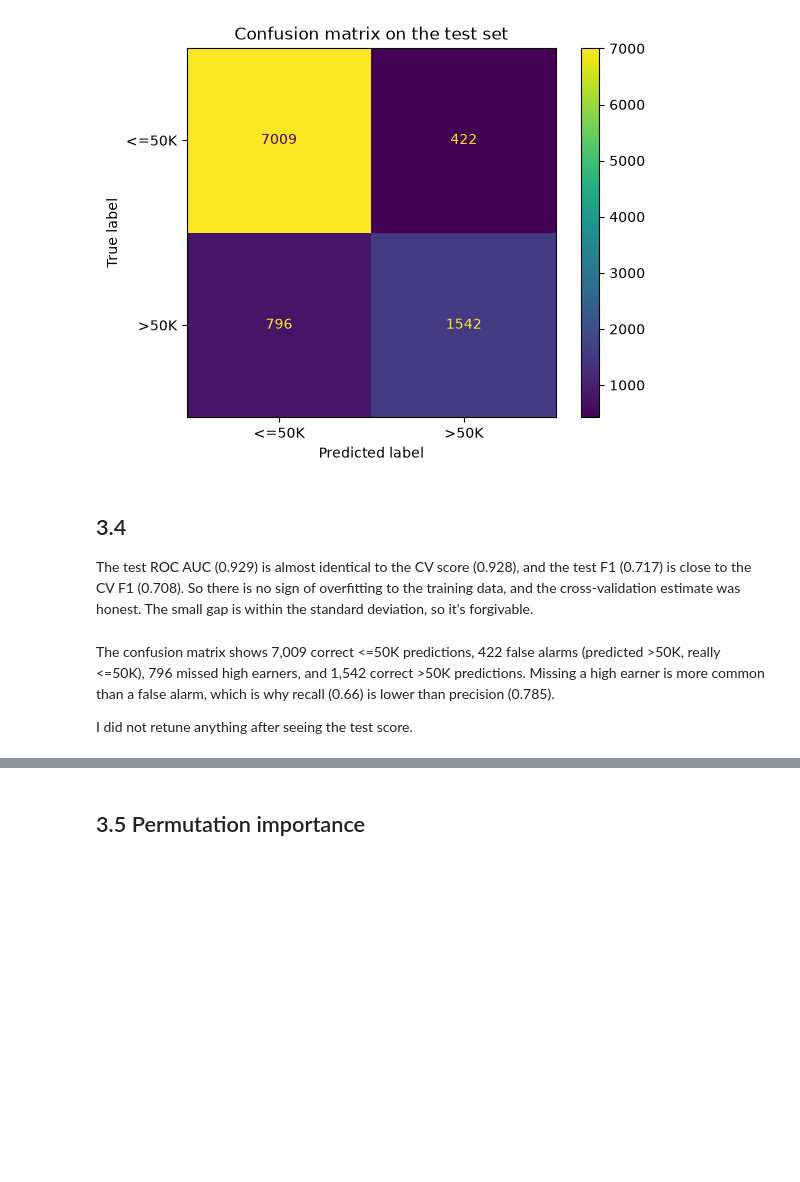
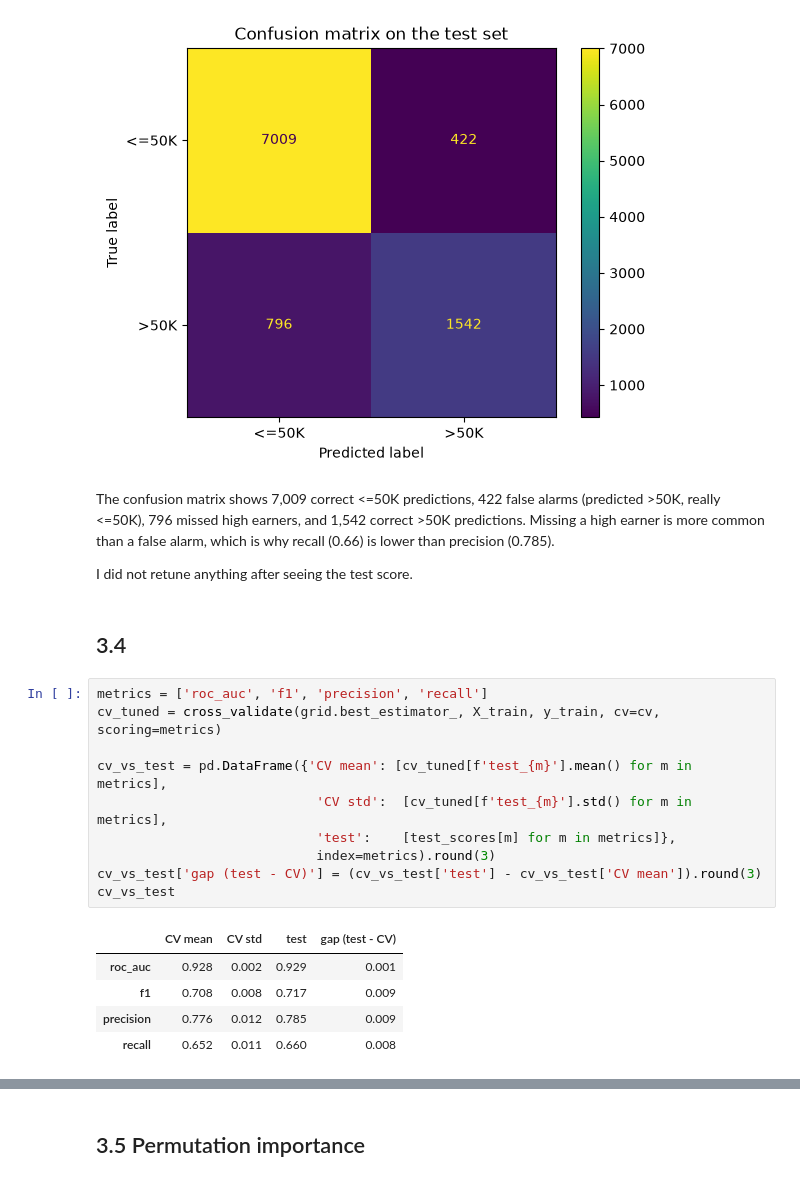
Before and after one commit to dpetrovskaua/ML-census-income, a Jupyter notebook: 02_models.ipynb, the cells around one changed output, grey strips where cells are left out. Cells and saved outputs as stored; diff of their text form; blank space fills up the shorter version.

Commit message:
Clarifying which model is which in task 3.3-3.4 (part10 of feedback)

```diff
--- a/02_models.ipynb
+++ b/02_models.ipynb
@@ -185,12 +185,25 @@ plt.show()
 # %% [output]
 {'accuracy': 0.875, 'precision': 0.785, 'recall': 0.66, 'f1': 0.717, 'roc_auc': 0.929}
 [figure]
+# %% [markdown]
+The confusion matrix shows 7,009 correct <=50K predictions, 422 false alarms (predicted >50K, really <=50K), 796 missed high earners, and 1,542 correct >50K predictions. Missing a high earner is more common than a false alarm, which is why recall (0.66) is lower than precision (0.785).
+
+I did not retune anything after seeing the test score.
 # %% [markdown]
 ## 3.4
-
-The test ROC AUC (0.929) is almost identical to the CV score (0.928), and the test F1 (0.717) is close to the CV F1 (0.708). So there is no sign of overfitting to the training data, and the cross-validation estimate was honest. The small gap is within the standard deviation, so it's forgivable.
-# %% [markdown]
-
-The confusion matrix shows 7,009 correct <=50K predictions, 422 false alarms (predicted >50K, really <=50K), 796 missed high earners, and 1,542 correct >50K predictions. Missing a high earner is more common than a false alarm, which is why recall (0.66) is lower than precision (0.785).
-
-I did not retune anything after seeing the test score.
+# %%
+metrics = ['roc_auc', 'f1', 'precision', 'recall']
+cv_tuned = cross_validate(grid.best_estimator_, X_train, y_train, cv=cv, scoring=metrics)
+
+cv_vs_test = pd.DataFrame({'CV mean': [cv_tuned[f'test_{m}'].mean() for m in metrics],
+                            'CV std':  [cv_tuned[f'test_{m}'].std() for m in metrics],
+                            'test':    [test_scores[m] for m in metrics]},
+                            index=metrics).round(3)
+cv_vs_test['gap (test - CV)'] = (cv_vs_test['test'] - cv_vs_test['CV mean']).round(3)
+cv_vs_test
+# %% [output]
+|  | CV mean | CV std | test | gap (test - CV) |
+| roc_auc | 0.928 | 0.002 | 0.929 | 0.001 |
+| f1 | 0.708 | 0.008 | 0.717 | 0.009 |
+| precision | 0.776 | 0.012 | 0.785 | 0.009 |
+| recall | 0.652 | 0.011 | 0.660 | 0.008 |
```
Also changed, not shown: parts of 1 cell of this notebook.
